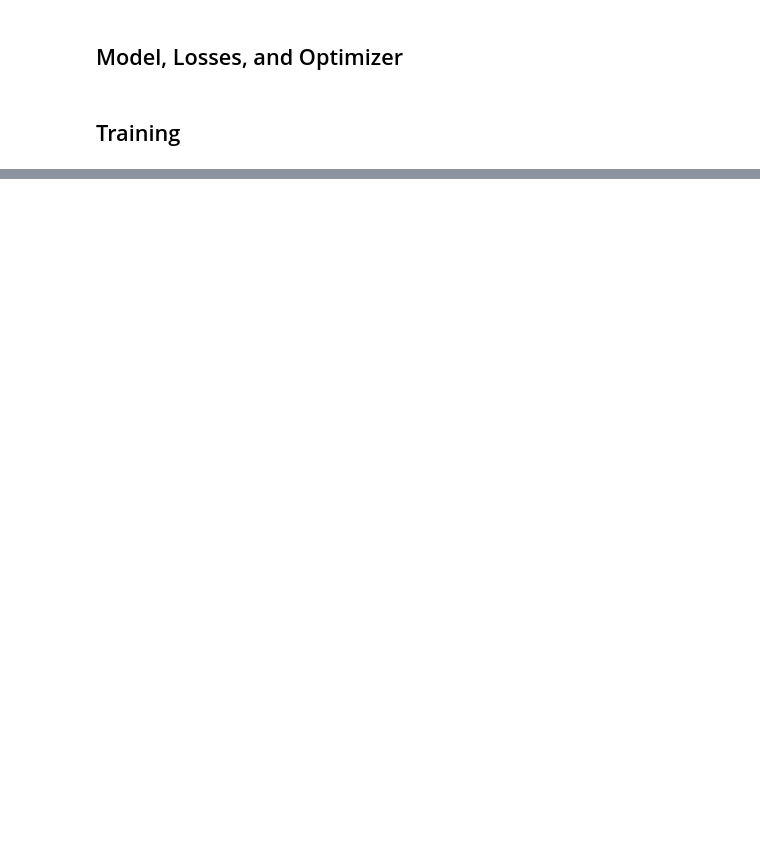
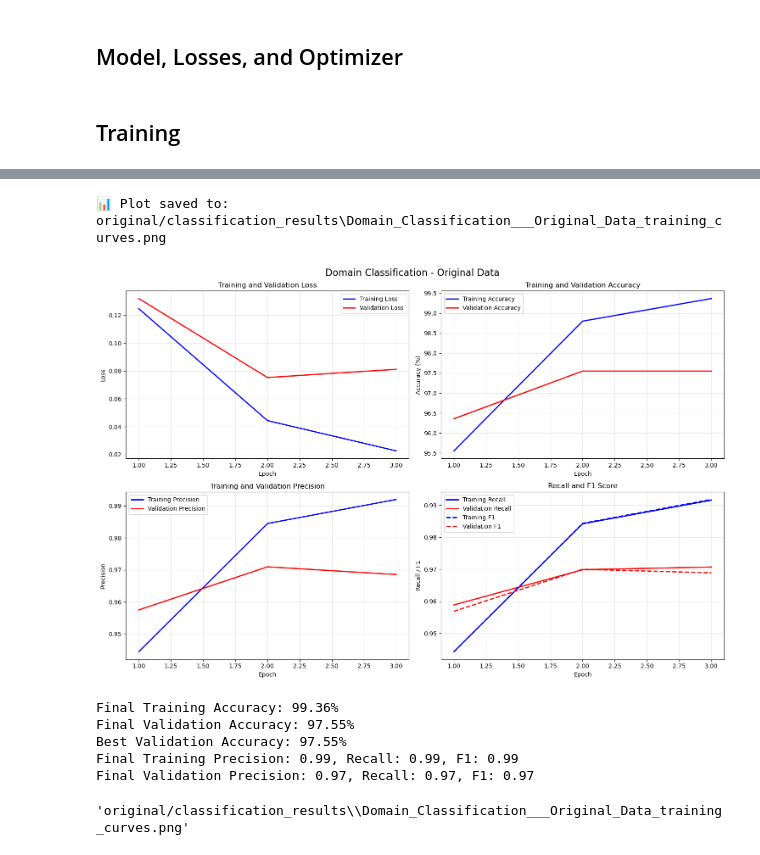
Before and after one commit to Gastro-Diron/Domain-Generalization, a Jupyter notebook: DomainClassification.ipynb, the cells around one changed output, grey strips where cells are left out. Cells and saved outputs as stored; diff of their text form; code cells hidden in the pictures; blank space fills up the shorter version.

Commit message:
Add model training and detailed evaluation

```diff
--- a/DomainClassification.ipynb
+++ b/DomainClassification.ipynb
@@ -91,8 +96,13 @@ class DGDomainDataset(Dataset):
         domain_idx = self.domain_to_idx[domain]
 
         image = Image.open(img_path).convert('RGB')
+
+        # Apply transform if provided (this includes ToTensor and normalization)
         if self.transform:
             image = self.transform(image)
+        else:
+            # If no transform, just convert to tensor
+            image = transforms.ToTensor()(image)
 
         return image, domain_idx
 # %%
@@ -294,7 +370,3 @@ criterion = nn.CrossEntropyLoss()
 optimizer = optim.Adam(model.parameters(), lr=1e-4)
 # %% [markdown]
 ## Training
-# %%
-def train_epoch(epoch):
-    model.train()
-    running_loss =
@@ -305,0 +706,4 @@ def train_epoch(epoch):
+# %%
+transformation = 'original'
+os.makedirs(transformation, exist_ok=True)
+print("Created directory:", transformation)
@@ -305,0 +744,25 @@ def train_epoch(epoch):
+# %%
+# Train the model on original data (no augmentations)
+print("🚀 STARTING TRAINING ON ORIGINAL DATA")
+print("=" * 60)
+
+# Reset model to ensure clean training
+model = models.resnet18(weights=ResNet18_Weights.IMAGENET1K_V1)
+model.fc = nn.Linear(model.fc.in_features, num_domains)
+model = model.to(device)
+
+# Reset optimizer
+optimizer = optim.Adam(model.parameters(), lr=1e-4)
+
+# Train the model
+results = train_domain_classifier(
+    model=model,
+    train_loader=train_loaders[transformation],
+    val_loader=validation_loaders[transformation],
+    criterion=criterion,
+    optimizer=optimizer,
+    device=device,
+    num_epochs=10
+)
+
+print("\n🎉 Training completed!")
@@ -305,0 +858,12 @@ def train_epoch(epoch):
+# %%
+# Plot training curves
+plot_training_curves(results, "Domain Classification - Original Data", save_dir=f"{transformation}/classification_results")
+# %% [output]
+📊 Plot saved to: original/classification_results\Domain_Classification___Original_Data_training_curves.png
+[figure, added]
+Final Training Accuracy: 99.36%
+Final Validation Accuracy: 97.55%
+Best Validation Accuracy: 97.55%
+Final Training Precision: 0.99, Recall: 0.99, F1: 0.99
+Final Validation Precision: 0.97, Recall: 0.97, F1: 0.97
+'original/classification_results\\Domain_Classification___Original_Data_training_curves.png'
```
Also changed, not shown: parts of 23 cells of this notebook.
